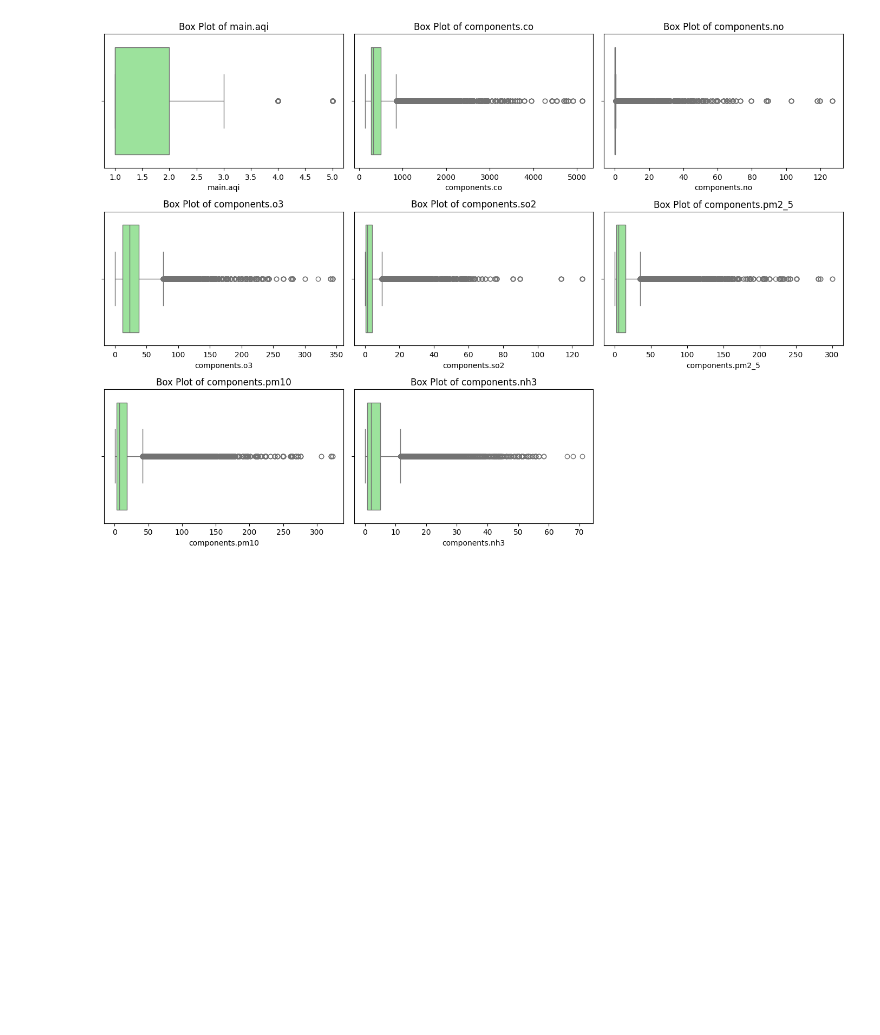
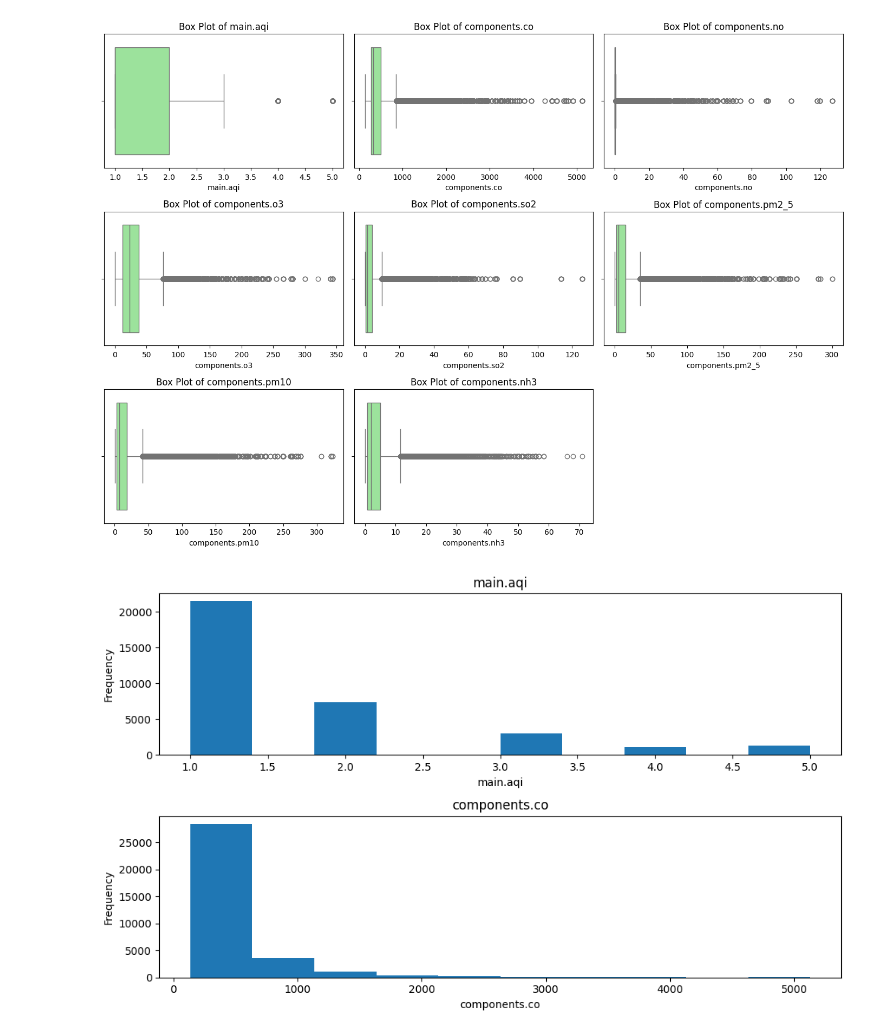
Before and after one commit to ParantarUrielAlexis/Spotify-Analysis, a Jupyter notebook: data.ipynb, the cells around one changed output. Cells and saved outputs as stored; diff of their text form; code cells hidden in the pictures; blank space fills up the shorter version.

```diff
--- a/data.ipynb
+++ b/data.ipynb
@@ -116,3 +116,28 @@ plt.tight_layout()
 plt.show()
 # %% [output]
 [figure]
+# %%
+import pandas as pd
+import matplotlib.pyplot as plt
+
+
+file_path = '202408_CombinedData.csv'
+data = pd.read_csv(file_path)
+
+df = pd.DataFrame(data)
+
+
+columns_to_plot = ['main.aqi', 'components.co']
+
+fig, axes = plt.subplots(2, 1, figsize=(10, 6))
+
+for i, col in enumerate(columns_to_plot):
+    df[col].plot.hist(ax=axes[i])
+    axes[i].set_title(col)
+    axes[i].set_xlabel(col)
+    axes[i].set_ylabel('Frequency')
+
+plt.tight_layout()
+plt.show()
+# %% [output]
+[figure, added]
```
